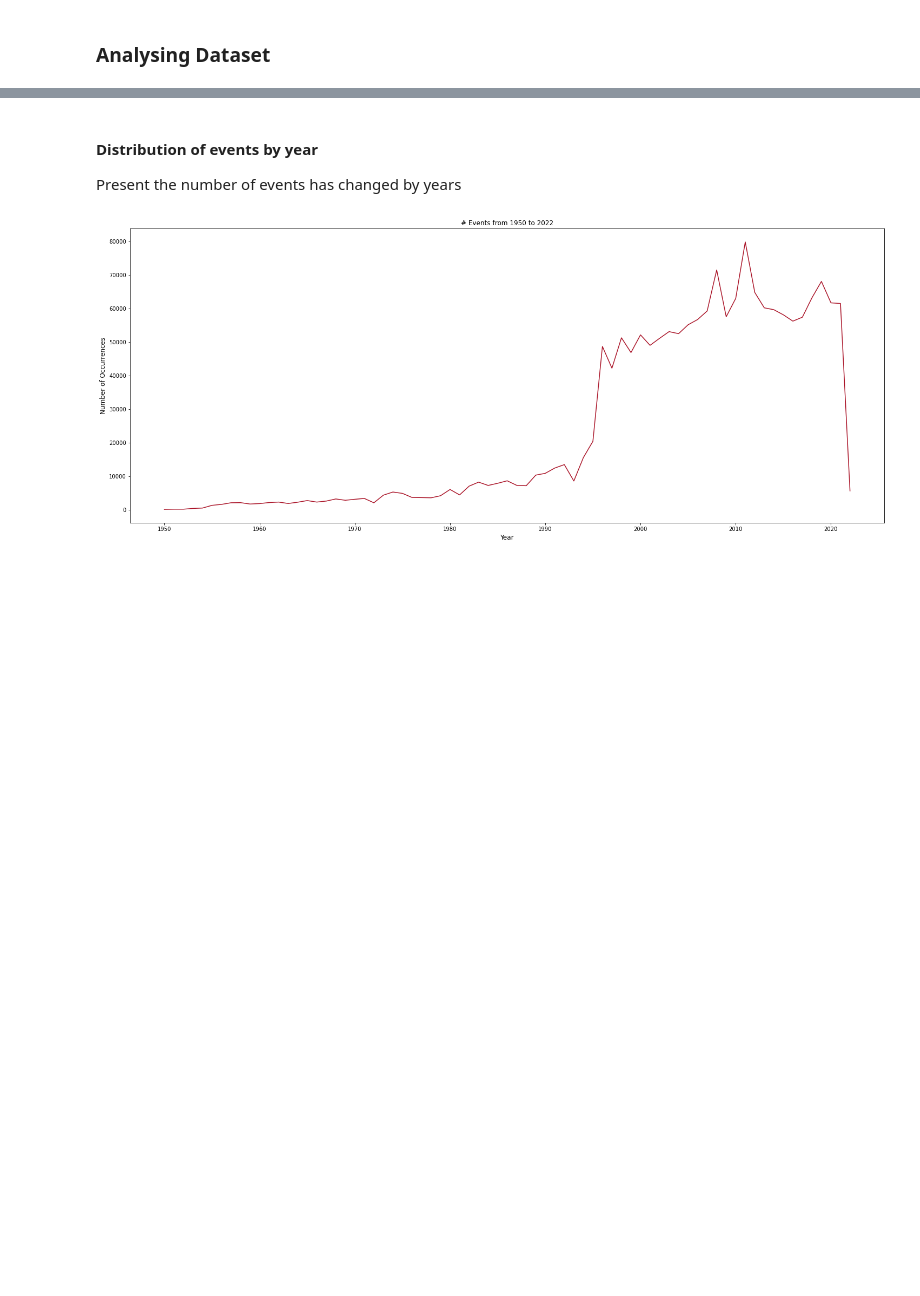
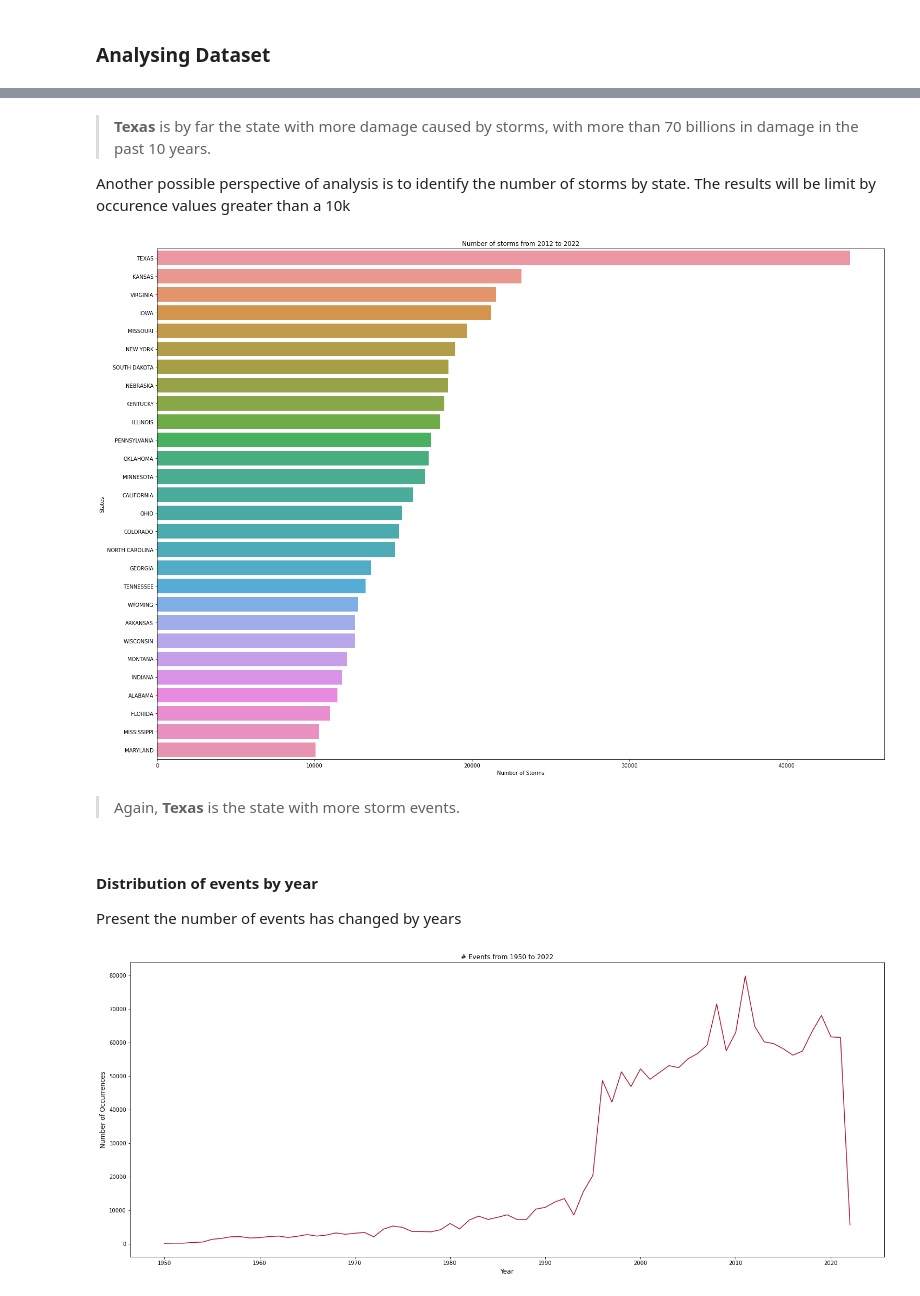
Before and after one commit to thiago-preira/UCDPA_ThiagoPereira, a Jupyter notebook: main.ipynb, the cells around one changed output, grey strips where cells are left out. Cells and saved outputs as stored; diff of their text form; code cells hidden in the pictures; blank space fills up the shorter version.

```diff
--- a/main.ipynb
+++ b/main.ipynb
@@ -171,7 +163,7 @@ import numpy as np
 import glob
 
 # define range of years
-years = np.arange(1950,2023,1)
+years = np.arange(2012,2023,1)
 
 #find datasets at datases folder based on regex
 def find_dataset(regex):
@@ -200,7 +192,7 @@ def merge(df_tuple,column):
 details_rgx = "StormEvents_details*d{}*.csv.gz"
 fatalities_rgx = "StormEvents_fatalities*d{}*.csv.gz"
 
-storm_details_columns = ['BEGIN_YEARMONTH','BEGIN_DAY','BEGIN_TIME','END_YEARMONTH','END_DAY','END_TIME','EPISODE_ID','EVENT_ID','STATE','YEAR','MONTH_NAME','EVENT_TYPE','INJURIES_DIRECT',
+storm_details_columns = ['BEGIN_YEARMONTH','END_YEARMONTH','EPISODE_ID','EVENT_ID','STATE','YEAR','MONTH_NAME','EVENT_TYPE','INJURIES_DIRECT',
                          'INJURIES_INDIRECT','DEATHS_DIRECT','DEATHS_INDIRECT','DAMAGE_PROPERTY','DAMAGE_CROPS','MAGNITUDE','MAGNITUDE_TYPE','TOR_F_SCALE','TOR_LENGTH','TOR_WIDTH']
 
 storm_fatalities_columns = ['FATALITY_ID','EVENT_ID','FATALITY_TYPE','FATALITY_DATE','FATALITY_AGE','FATALITY_SEX','FATALITY_LOCATION']
@@ -253,3 +263,22 @@ plt.show()
+# %% [markdown]
+> **Texas** is by far the state with more damage caused by storms, with more than 70 billions in damage in the past 10 years.
+
+Another possible perspective of analysis is to identify the number of storms by state. The results will be limit by occurence values greater than a 10k
+# %%
+storm_by_state =storm_details_df.groupby('STATE')['EVENT_ID'].nunique().reset_index()
+storm_by_state = storm_by_state.query('EVENT_ID > 10000')
+
+plt.figure(figsize=(25,18))
+plt.ticklabel_format(style='plain', axis='x')
+ax = sns.barplot(y='STATE', x='EVENT_ID', data=storm_by_state, order=storm_by_state.sort_values('EVENT_ID', ascending=False).STATE, ci=None)
+ax.set(ylabel='States',
+       xlabel='Number of Storms',
+       title='Number of storms from {} to {}'.format(years[0],years[-1]));
+plt.savefig('number_of_storms_by_state.png')
+# %% [output]
+[figure, added]
+# %% [markdown]
+> Again, **Texas** is the state with more storm events.
 # %% [markdown]
 #### Distribution of events by year
 Present the number of events has changed by years
```
Also changed, not shown: parts of 13 cells of this notebook, 2 other files.
